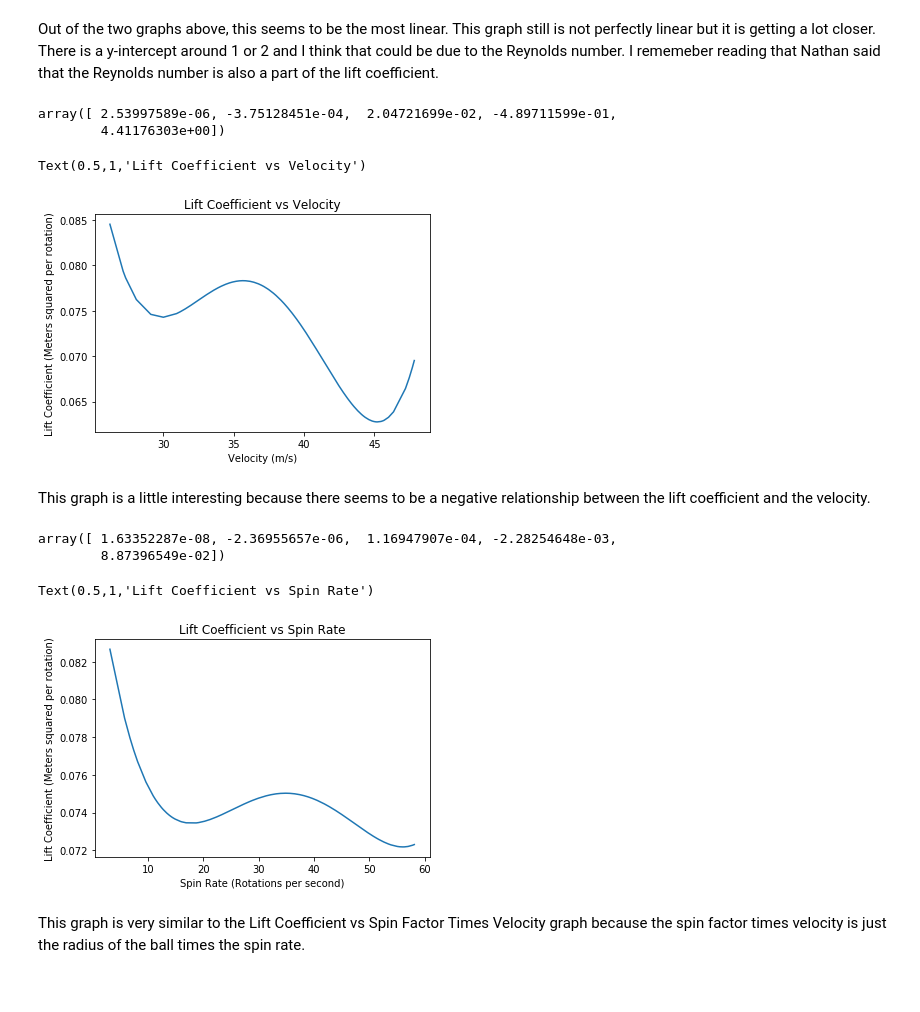
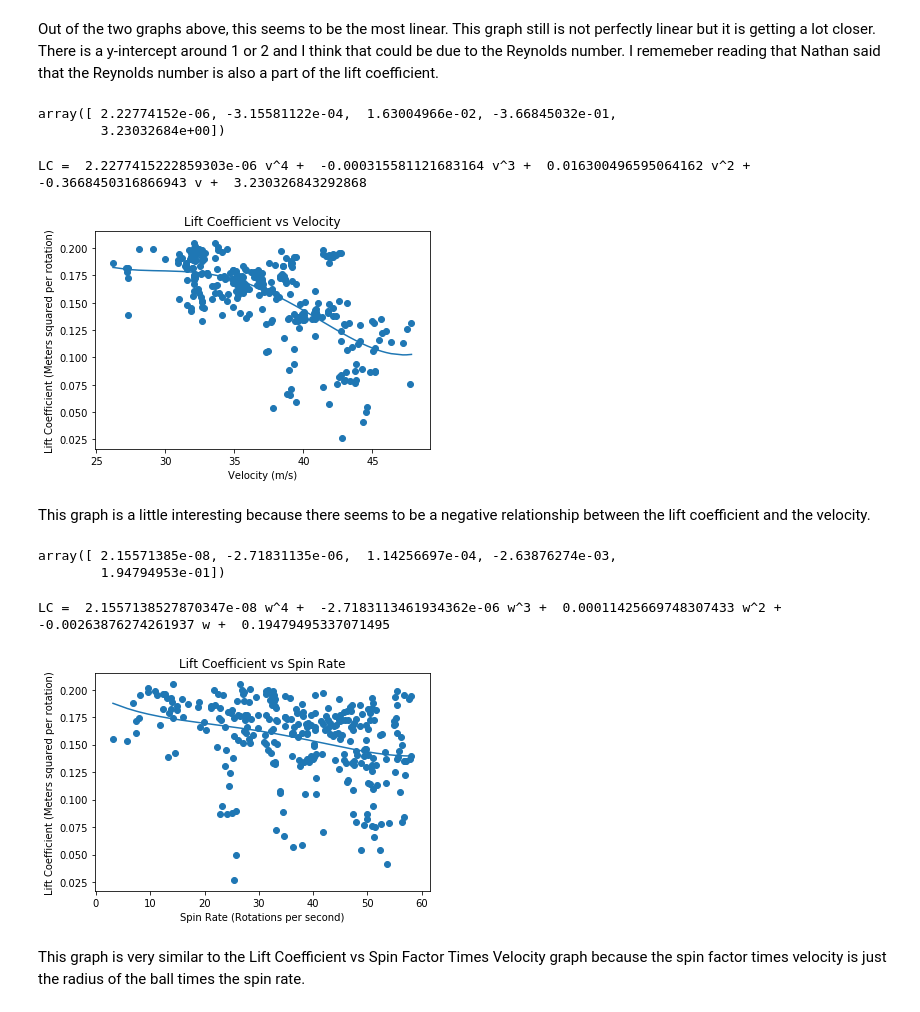
Before and after one commit to carl1326/Senior-Capstone, a Jupyter notebook: Carle Capstone Final-Shooter.ipynb, the cells around one changed output. Drawn from its saved outputs; the diff is of its cells as text; code cells hidden in the pictures.

```diff
--- a/Carle Capstone Final-Shooter.ipynb
+++ b/Carle Capstone Final-Shooter.ipynb
@@ -52,7 +52,7 @@ for i in range(len(VeloMPH)):
 Conversions
 # %%
 for i in range(len(VeloMPH)):
-    Velo.append(VeloMPH[i] * 0.44704) #Miles per hour to meters per second
+    Velo.append(VeloMPH[i] / 2.237) #Miles per hour to meters per second
     SpinS.append(SpinM[i] / 60) #Rotations per minute to rotations per second
     Move[i] = Move[i] * 0.0254 #Inches to meters
     Vert.append(VertIN[i] * 0.0254)#Inches to meters in absolute value
@@ -67,10 +67,13 @@ Use guess and check method for CL to match predicted model to the Rapsodo data
 CL = [] #Lift Coefficients for each pitch
 loops = 0
 cases = 0
+simpitches = 0
+z = 1
 for i in range(len(VeloMPH)):
+    simpitches = simpitches + 1
     cases = cases + 1
-    CLHigh = 0.1
-    CLLow = 0.00000001
+    CLHigh = 100
+    CLLow = 0.000001
     CL.append(0)
     #Movement variables
     xpos=0 #Distance the ball has traveled from the pitching machine to the plate
@@ -83,7 +86,7 @@ for i in range(len(VeloMPH)):
     yvelmag = 0 #Horizontal veloctiy only due to Magnus force
     zvel=0
     zvelmag = 0 #Vertical velocity only due to Magnus force
-    uncert = 0.0009
+    uncert = 0.00000000001
     while (xpos <= X):
         loops = loops + 1
         CLAve = (CLHigh + CLLow)/2
@@ -94,16 +97,21 @@ for i in range(len(VeloMPH)):
         ypos = (ypos + yvel*delT)
         zpos = (zpos + zvel*delT)
         xvel = (xvel - (Gam*D*D/m)*v*xvel*delT)
-        yvel = (yvel - (Gam*D*D/m)*v*yvel*delT + 0.5*P*A*v*v*CLAve*np.sin(np.arctan(Hor[i]/Vert[i])*delT/m))
-        zvel = (zvel - g*delT - (Gam*D*D/m)*v*zvel*delT + 0.5*P*A*v*v**CLAve*np.cos(np.arctan(Hor[i]/Vert[i])*delT/m))
+        yvel = (yvel - (Gam*D*D/m)*v*yvel*delT + 0.5*P*A*v*v*CLAve*np.sin(np.arctan(Hor[i]/Vert[i]))*delT/m)
+        zvel = (zvel - g*delT - (Gam*D*D/m)*v*zvel*delT + 0.5*P*A*v*v*CLAve*np.cos(np.arctan(Hor[i]/Vert[i]))*delT/m)
         #Movement just from the Magnus Force
         yposmag = (yposmag + yvelmag*delT)
         zposmag = (zposmag + zvelmag*delT)
-        yvelmag = (yvelmag + 0.5*P*A*v*v*CLAve*np.sin(np.arctan(Hor[i]/Vert[i])*delT/m))
-        zvelmag = (zvelmag + 0.5*P*A*v*v*CLAve*np.cos(np.arctan(Hor[i]/Vert[i])*delT/m))
+        yvelmag = (yvelmag + 0.5*P*A*v*v*CLAve*np.sin(np.arctan(Hor[i]/Vert[i]))*delT/m)
+        zvelmag = (zvelmag + 0.5*P*A*v*v*CLAve*np.cos(np.arctan(Hor[i]/Vert[i]))*delT/m)
+
+        if (75 == i and (xpos > X)):
+            print (CLAve)
+            print (z)
+            z = z + 1
 
         #Reset all arrays if the predicted Magnus only movement does not match Rapsodo data and change lift coefficient
-        if ((xpos > X) and (yposmag < Hor[i]) and abs(yposmag - Hor[i])>uncert):
+        if ((xpos > X) and (zposmag < Vert[i]) and abs(zposmag - Vert[i])>uncert):
             CLLow = CLAve
             xpos=0 #Distance the ball has traveled from the pitching machine to the plate
             ypos=0
@@ -115,7 +123,8 @@ for i in range(len(VeloMPH)):
             yvelmag = 0 #Horizontal veloctiy only due to Magnus force
             zvel=0
             zvelmag = 0 #Vertical velocity only due to Magnus force
-        elif ((xpos > X) and (yposmag > Hor[i]) and abs(yposmag - Hor[i])>uncert):
+            simpitches = simpitches + 1
+        elif ((xpos > X) and (zposmag > Vert[i]) and abs(zposmag - Vert[i])>uncert):
             CLHigh = CLAve
             xpos=0 #Distance the ball has traveled from the pitching machine to the plate
             ypos=0
@@ -127,3 +136,4 @@ for i in range(len(VeloMPH)):
             yvelmag = 0 #Horizontal veloctiy only due to Magnus force
             zvel=0
             zvelmag = 0 #Vertical velocity only due to Magnus force
+            simpitches = simpitches + 1
@@ -238,17 +270,18 @@ fit = np.polyfit(Velo, CL, 4)
 fitpoly = np.poly1d(fit)
 fit
 # %% [output]
-array([ 2.53997589e-06, -3.75128451e-04,  2.04721699e-02, -4.89711599e-01,
-        4.41176303e+00])
+array([ 2.22774152e-06, -3.15581122e-04,  1.63004966e-02, -3.66845032e-01,
+        3.23032684e+00])
 # %%
 plt.plot (Velo, fitpoly(Velo))
-#plt.scatter (Velo, CL)
+plt.scatter (Velo, CL)
 plt.xlabel ("Velocity (m/s)")
 plt.ylabel ("Lift Coefficient (Meters squared per rotation)")
 plt.title('Lift Coefficient vs Velocity')
+print("LC = ",fit[0],"v^4 + ",fit[1], "v^3 + ",fit[2],"v^2 + ",fit[3],"v + ", fit[4],)
 # %% [output]
-Text(0.5,1,'Lift Coefficient vs Velocity')
+LC =  2.2277415222859303e-06 v^4 +  -0.000315581121683164 v^3 +  0.016300496595064162 v^2 +  -0.3668450316866943 v +  3.230326843292868
-[figure, old version]
+[figure, new version]
 # %% [markdown]
 This graph is a little interesting because there seems to be a negative relationship between the lift coefficient and the velocity.
 # %%
@@ -271,16 +304,17 @@ fit = np.polyfit(SpinS, CL, 4)
 fitpoly = np.poly1d(fit)
 fit
 # %% [output]
-array([ 1.63352287e-08, -2.36955657e-06,  1.16947907e-04, -2.28254648e-03,
-        8.87396549e-02])
+array([ 2.15571385e-08, -2.71831135e-06,  1.14256697e-04, -2.63876274e-03,
+        1.94794953e-01])
 # %%
 plt.plot (SpinS, fitpoly(SpinS))
-#plt.scatter (SpinS, CL)
+plt.scatter (SpinS, CL)
 plt.xlabel ("Spin Rate (Rotations per second)")
 plt.ylabel ("Lift Coefficient (Meters squared per rotation)")
 plt.title('Lift Coefficient vs Spin Rate')
+print("LC = ",fit[0],"w^4 + ",fit[1], "w^3 + ",fit[2],"w^2 + ",fit[3],"w + ", fit[4],)
 # %% [output]
-Text(0.5,1,'Lift Coefficient vs Spin Rate')
+LC =  2.1557138527870347e-08 w^4 +  -2.7183113461934362e-06 w^3 +  0.00011425669748307433 w^2 +  -0.00263876274261937 w +  0.19479495337071495
-[figure, old version]
+[figure, new version]
 # %% [markdown]
 This graph is very similar to the Lift Coefficient vs Spin Factor Times Velocity graph because the spin factor times velocity is just the radius of the ball times the spin rate.
```
Also changed, not shown: parts of 10 cells of this notebook, 1 other file.
